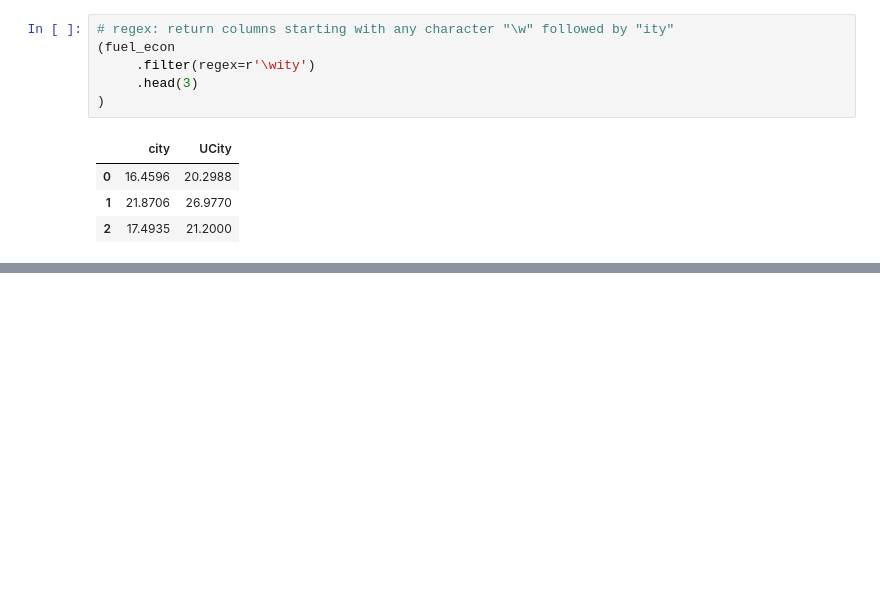
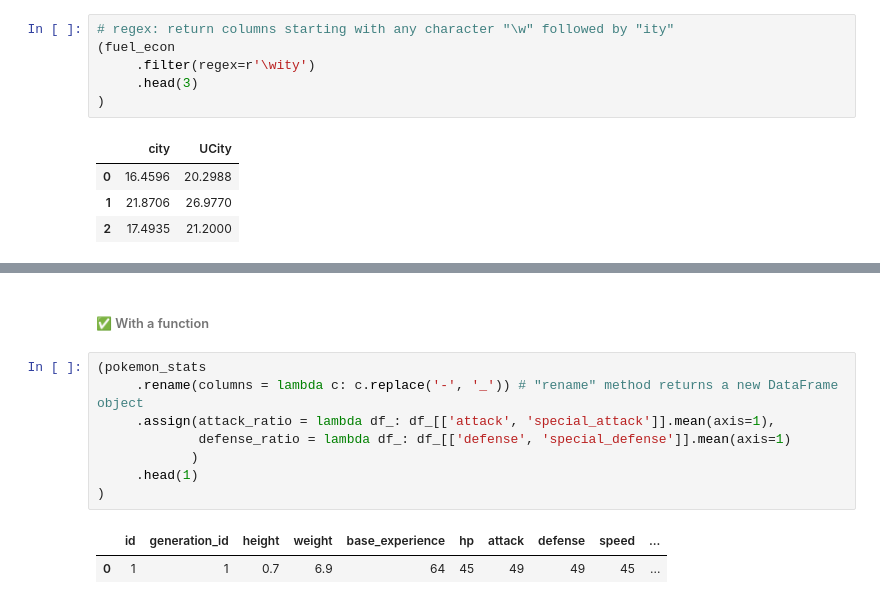
Before and after one commit to ammaryh92/100DaysOfPandas, a Jupyter notebook: 100DaysOfPandas (Days 36-70).ipynb, the cells around one changed output, grey strips where cells are left out. Saved outputs shown, nothing was run; the diff lists cells and outputs as text; blank space fills up the shorter version.

```diff
--- a/100DaysOfPandas (Days 36-70).ipynb
+++ b/100DaysOfPandas (Days 36-70).ipynb
@@ -78,0 +104,13 @@ ax.set_xticklabels(ax.get_xticklabels(), ha='right');
+# %% [markdown]
+###### ✅ With a function
+# %%
+(pokemon_stats
+     .rename(columns = lambda c: c.replace('-', '_')) # "rename" method returns a new DataFrame object
+     .assign(attack_ratio = lambda df_: df_[['attack', 'special_attack']].mean(axis=1),
+             defense_ratio = lambda df_: df_[['defense', 'special_defense']].mean(axis=1)
+            )
+     .head(1)
+)
+# %% [output]
+|  | id | generation_id | height | weight | base_experience | hp | attack | defense | speed | ... |
+| 0 | 1 | 1 | 0.7 | 6.9 | 64 | 45 | 49 | 49 | 45 | ... |
```
Also changed, not shown: parts of 6 cells of this notebook, 1 other file.
